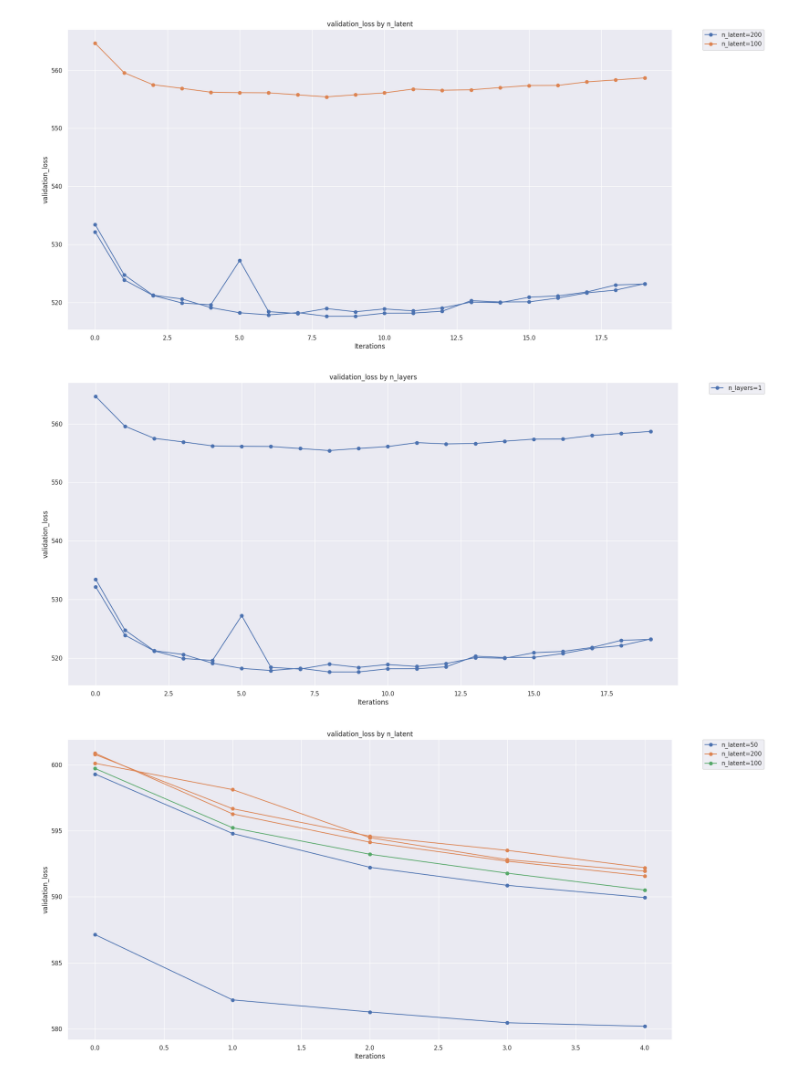
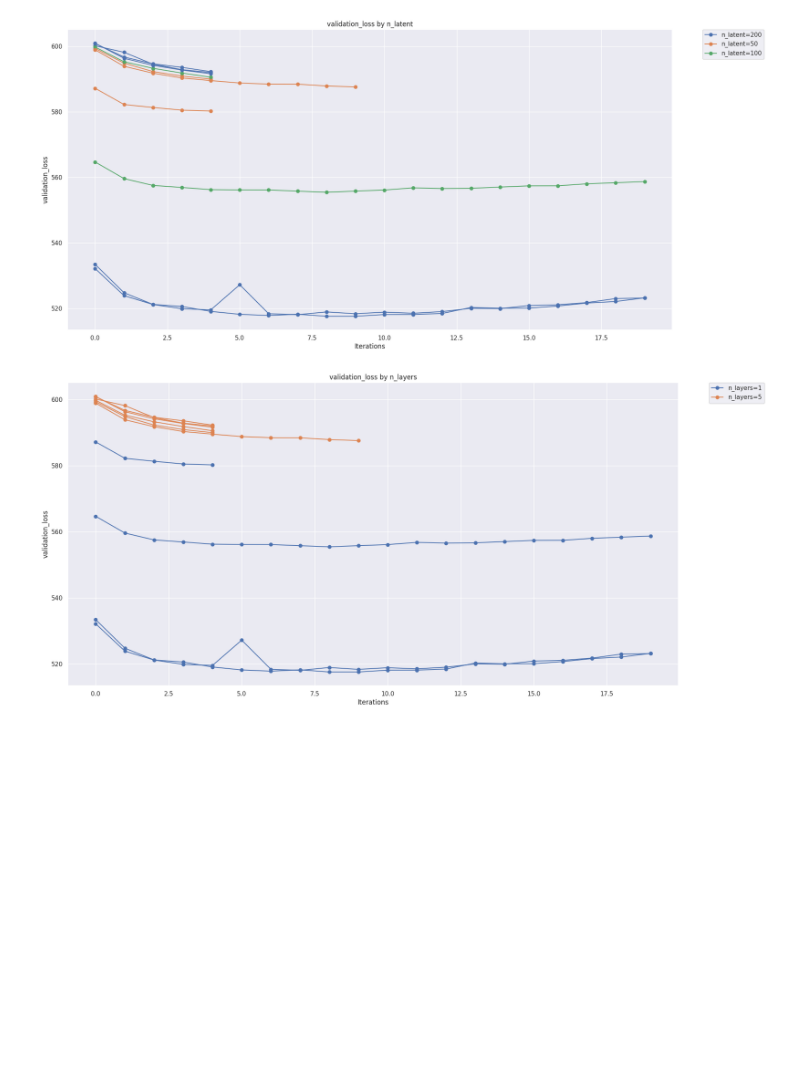
Before and after one commit to YosefLab/census-scvi, a Jupyter notebook: experiments/autotune/notebooks/2023_09_12_human_full.ipynb, the cells around one changed output. Saved outputs shown, nothing was run; the diff lists cells and outputs as text; code cells hidden in the pictures; blank space fills up the shorter version.

```diff
--- a/experiments/autotune/notebooks/2023_09_12_human_full.ipynb
+++ b/experiments/autotune/notebooks/2023_09_12_human_full.ipynb
@@ -21,19 +21,14 @@ trial_params = {trial_id: get_trial_params(root_dir, trial_dir, search_params) f
 trial_progress = {trial_id: get_trial_progress(root_dir, trial_dir) for trial_id, trial_dir in zip(trial_ids, trial_dirs)}
 trial_info = get_trial_info(trial_params, trial_progress)
 # %%
-for iters in trial_info["iters"].unique():
-    if iters < 4:
-        continue
-    for param in search_params:
-        plot_trials(
-            trial_info,
-            trial_progress,
-            trial_params,
-            param,
-            iters=iters,
-            figsize=(20, 10),
-        )
+for param in search_params:
+    plot_trials(
+        trial_info,
+        trial_progress,
+        trial_params,
+        param,
+        figsize=(20, 10),
+    )
 # %% [output]
-[figure, old version]
+[figure, new version]
-[figure, old version]
+[figure, new version]
-[figure, removed]
```
Also changed, not shown: parts of 1 cell of this notebook, 4 other files.
